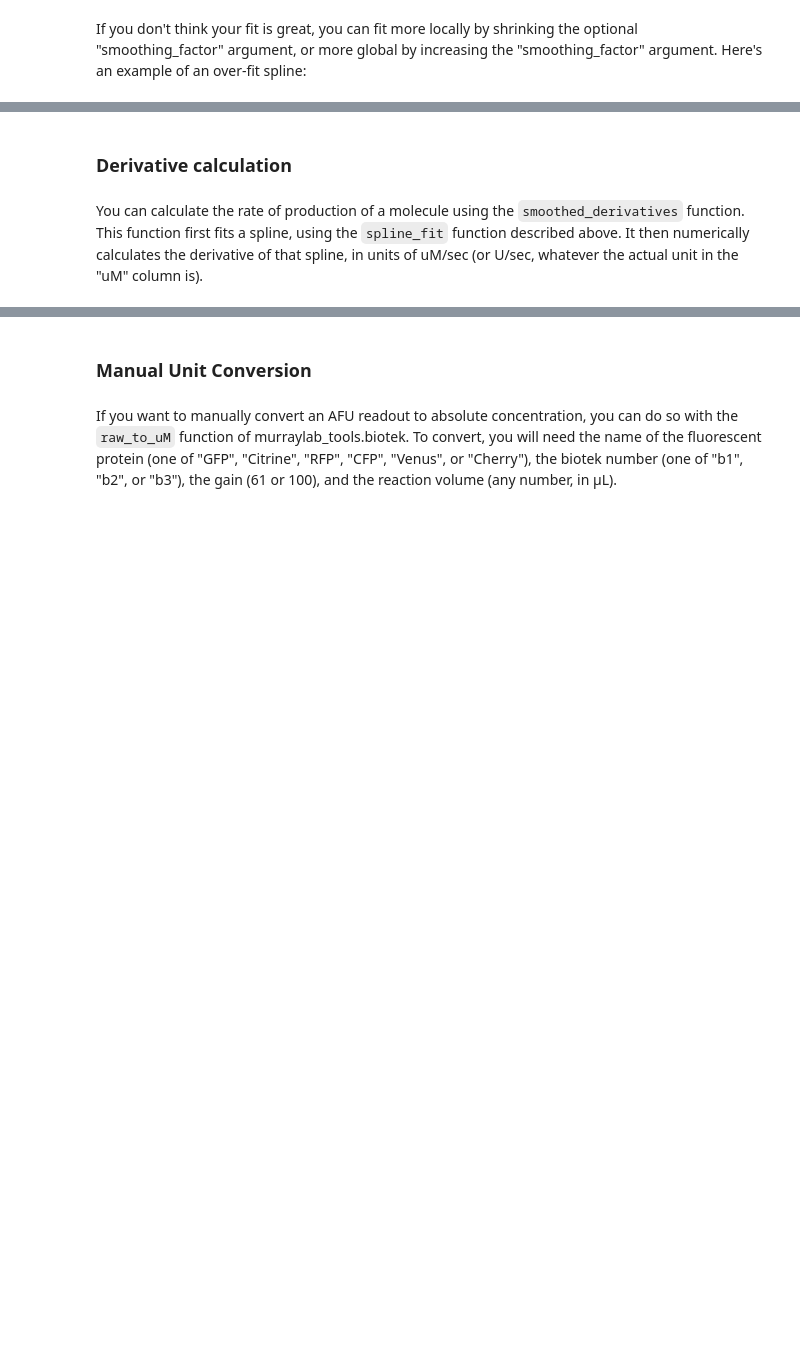
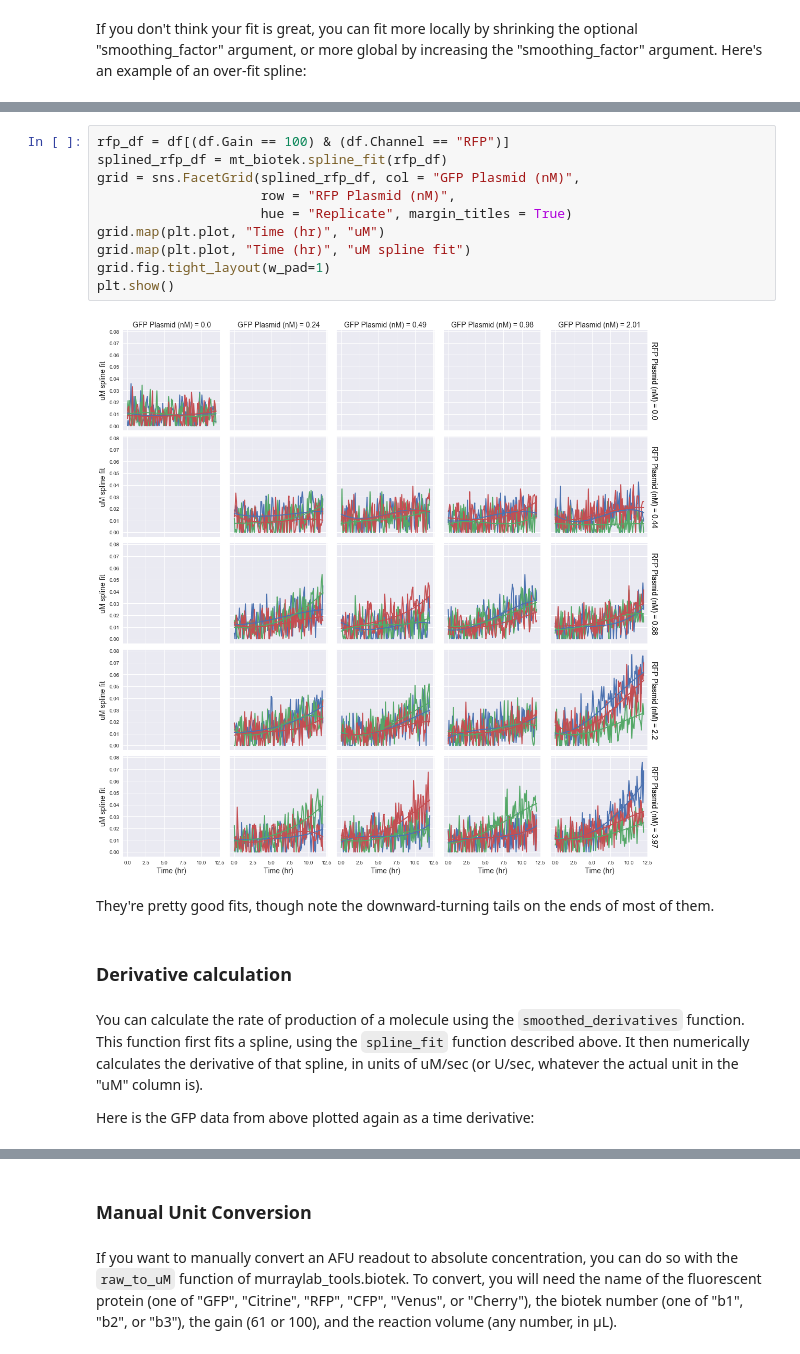
Before and after one commit to sclamons/murraylab_tools, a Jupyter notebook: examples/Biotek Analysis Usage Examples.ipynb, the cells around one changed output, grey strips where cells are left out. Cells and saved outputs as stored; diff of their text form; blank space fills up the shorter version.

```diff
--- a/examples/Biotek Analysis Usage Examples.ipynb
+++ b/examples/Biotek Analysis Usage Examples.ipynb
@@ -180,7 +262,23 @@ plt.legend(loc = 2)
+# %%
+rfp_df = df[(df.Gain == 100) & (df.Channel == "RFP")]
+splined_rfp_df = mt_biotek.spline_fit(rfp_df)
+grid = sns.FacetGrid(splined_rfp_df, col = "GFP Plasmid (nM)",
+                     row = "RFP Plasmid (nM)",
+                     hue = "Replicate", margin_titles = True)
+grid.map(plt.plot, "Time (hr)", "uM")
+grid.map(plt.plot, "Time (hr)", "uM spline fit")
+grid.fig.tight_layout(w_pad=1)
+plt.show()
+# %% [output]
+[figure, added]
+# %% [markdown]
+They're pretty good fits, though note the downward-turning tails on the ends of most of them.
 # %% [markdown]
 ### Derivative calculation
 # %% [markdown]
 You can calculate the rate of production of a molecule using the `smoothed_derivatives` function. This function first fits a spline, using the `spline_fit` function described above. It then numerically calculates the derivative of that spline, in units of uM/sec (or U/sec, whatever the actual unit in the "uM" column is).
+
+Here is the GFP data from above plotted again as a time derivative:
 # %%
 gfp_df = df[(df.Gain == 100) & (df.Channel == "GFP")]
 deriv_df = mt_biotek.smoothed_derivatives(gfp_df)
```
Also changed, not shown: parts of 18 cells of this notebook, 2 other files.
